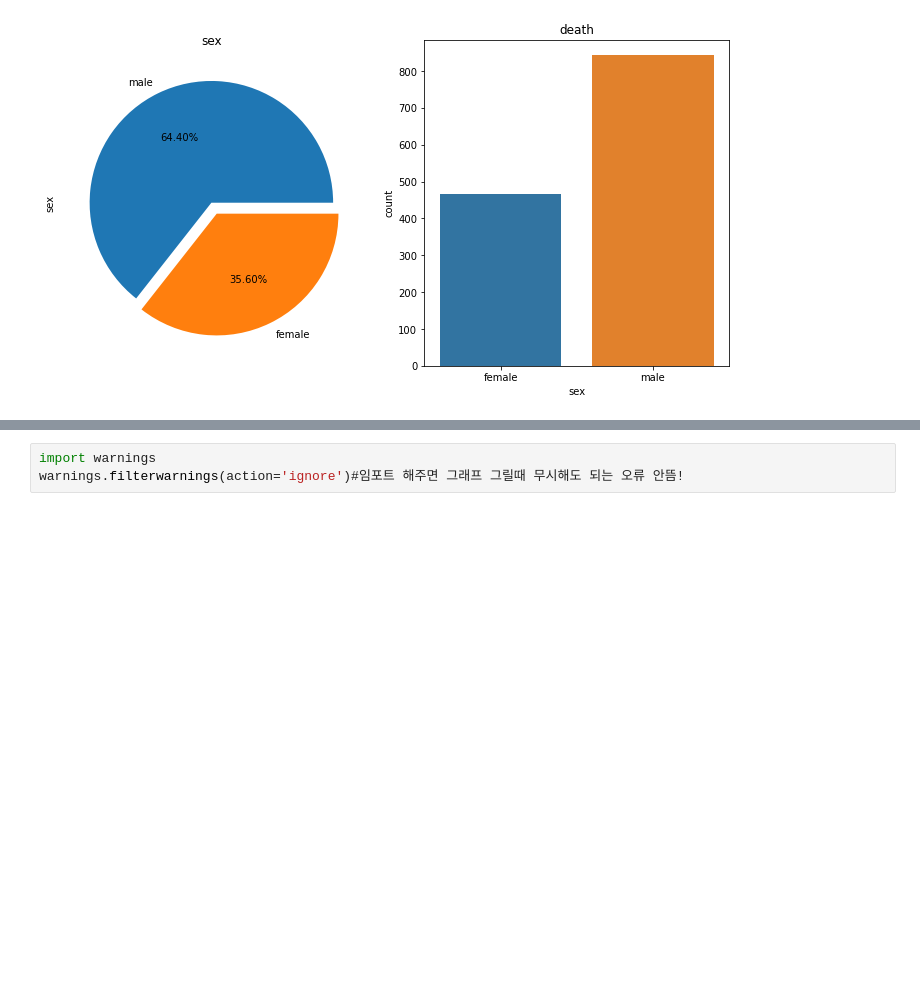
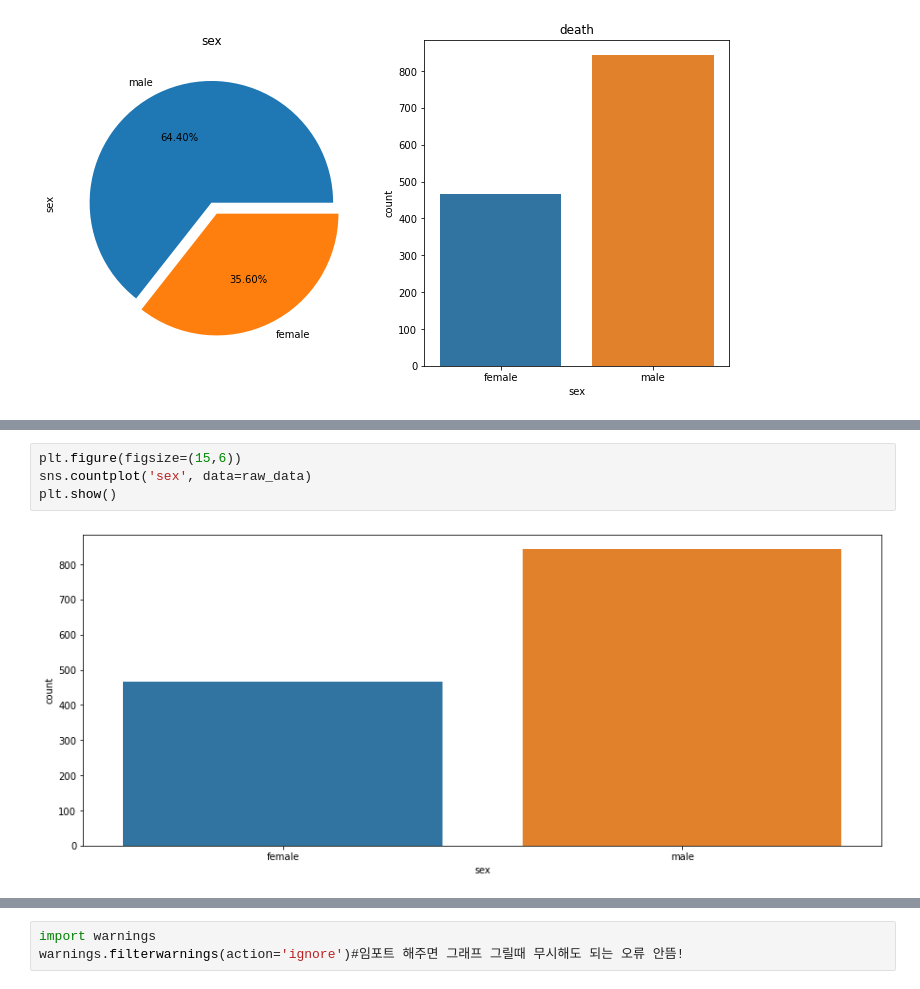
Before and after one commit to jinhuioh/Hi_ai, a Jupyter notebook: data07/titanic-post.ipynb, the cells around one changed output, grey strips where cells are left out. Drawn from its saved outputs; the diff is of its cells as text; blank space fills up the shorter version.

```diff
--- a/data07/titanic-post.ipynb
+++ b/data07/titanic-post.ipynb
@@ -224,0 +233,6 @@ plt.show()
+# %%
+plt.figure(figsize=(15,6))
+sns.countplot('sex', data=raw_data)
+plt.show()
+# %% [output]
+[figure, added]
```
Also changed, not shown: parts of 63 cells of this notebook, 1 other file.
